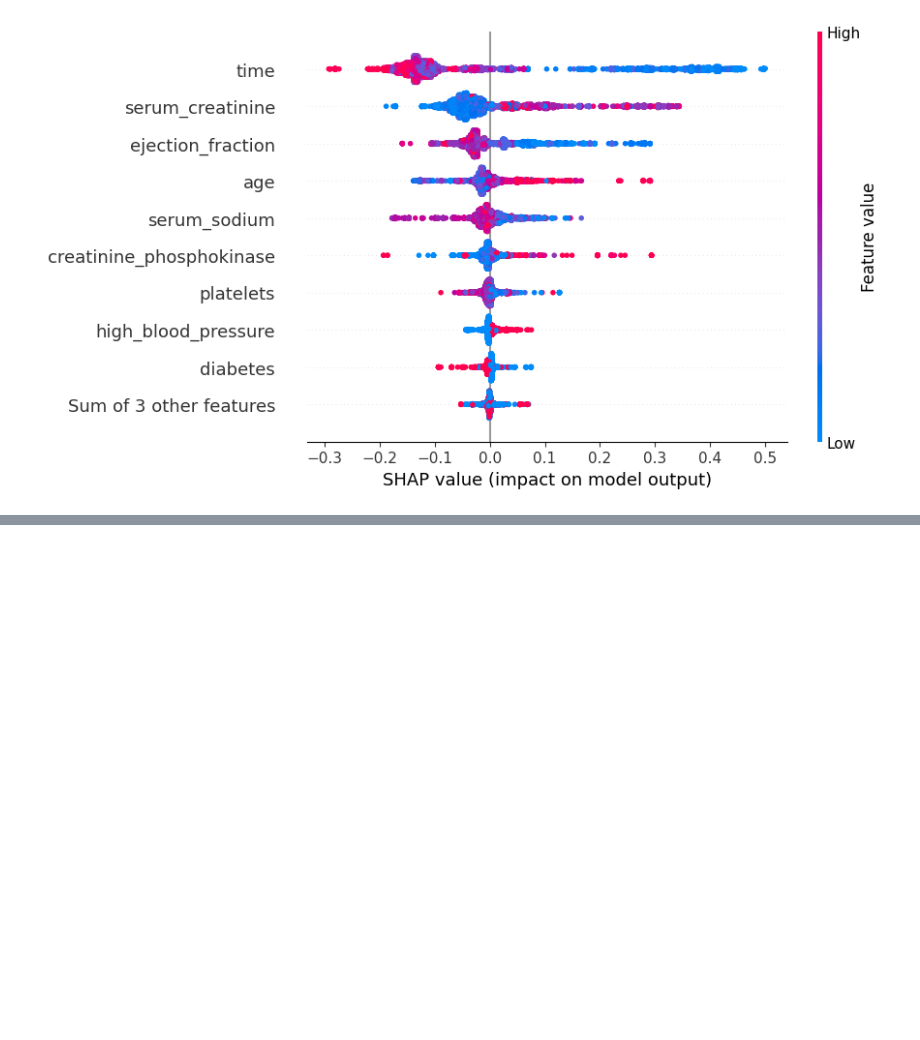
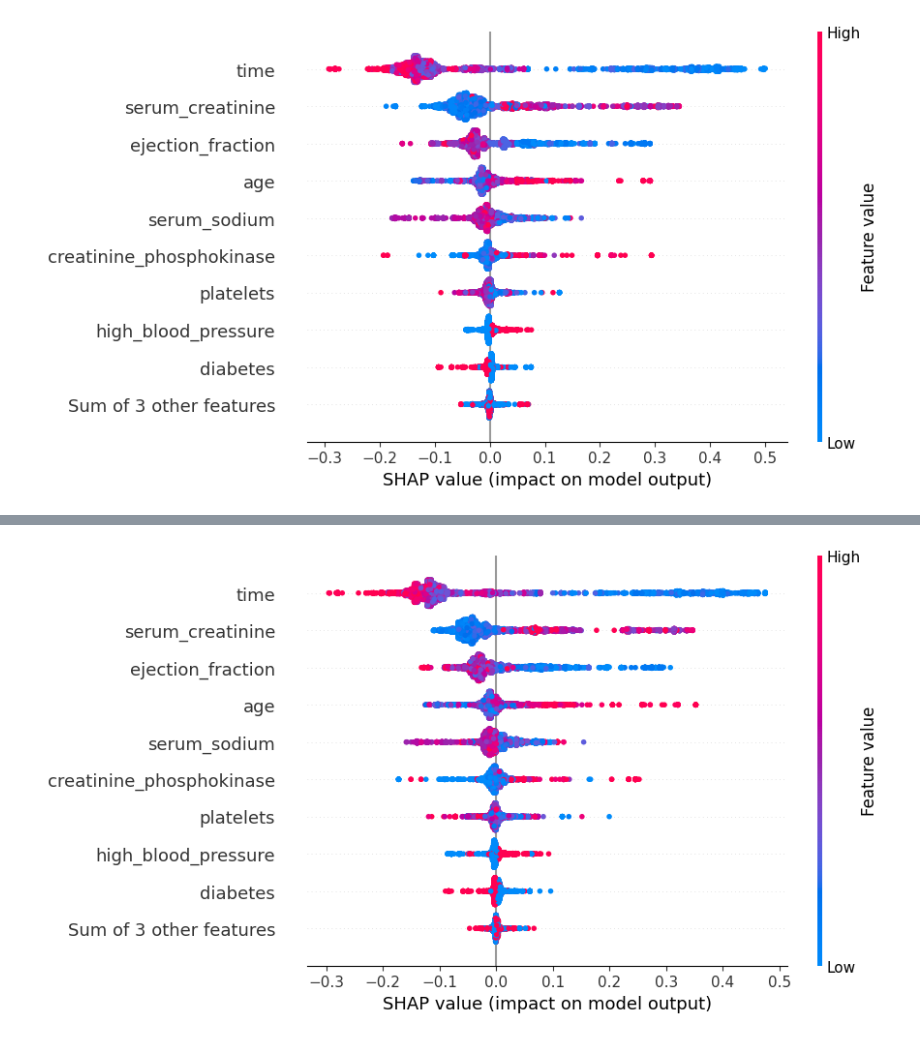
Before and after one commit to queersweetpotato/atlantechAI, a Jupyter notebook: visualisation/vis_testing.ipynb, the cells around one changed output, grey strips where cells are left out. Cells and saved outputs as stored; diff of their text form; code cells hidden in the pictures; blank space fills up the shorter version.

```diff
--- a/visualisation/vis_testing.ipynb
+++ b/visualisation/vis_testing.ipynb
@@ -218,0 +304,6 @@ shap.plots.beeswarm(shap_values)
+# %%
+#beewswarm plot of shap values. shows accurately how changes in the attributes changes the prediction
+
+shap.plots.beeswarm(shap_values)
+# %% [output]
+[figure, added]
```
Also changed, not shown: parts of 2 cells of this notebook.
